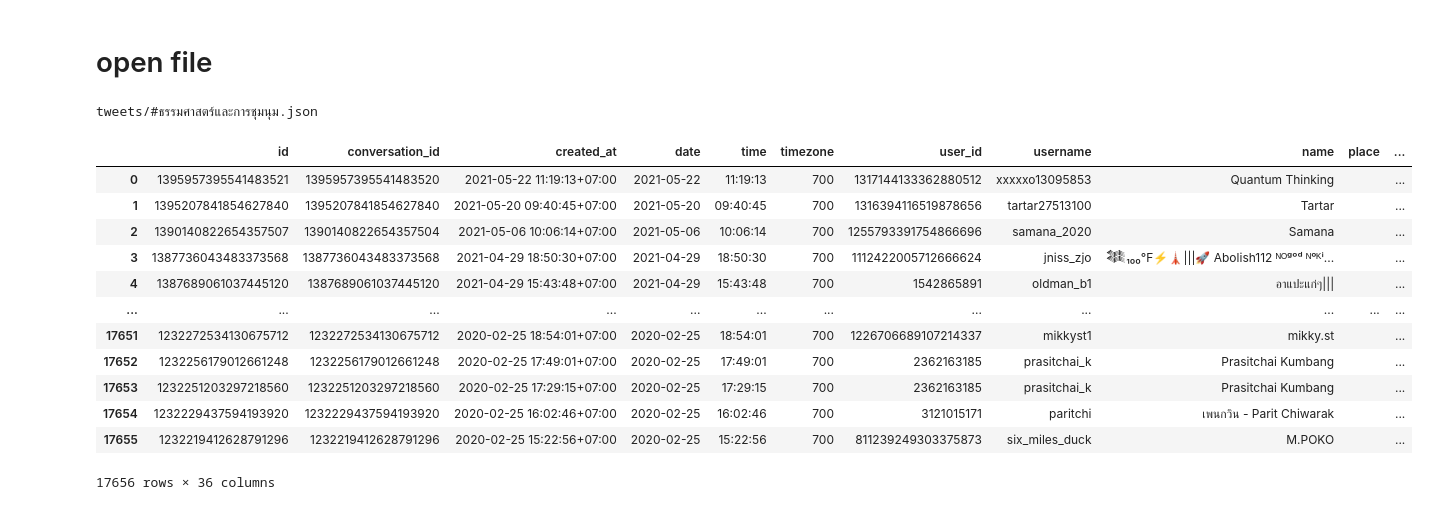
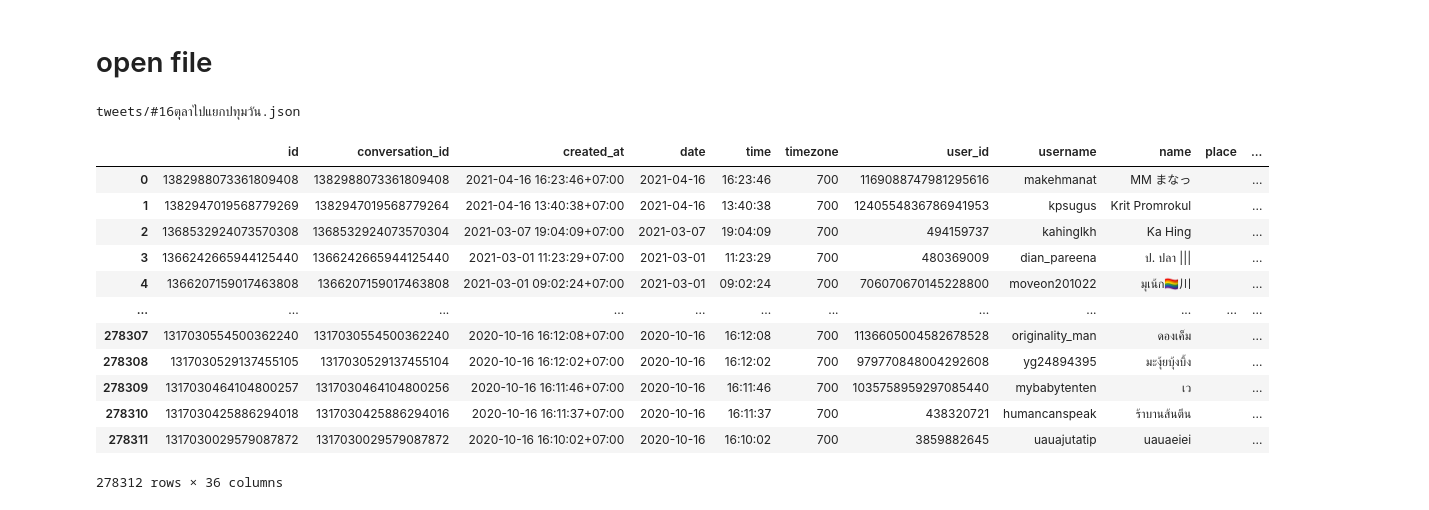
Before and after one commit to nozomiyamada/twitter_analysis, a Jupyter notebook: processing.ipynb, the cells around one changed output. Drawn from its saved outputs; the diff is of its cells as text; code cells hidden in the pictures.

```diff
--- a/processing.ipynb
+++ b/processing.ipynb
@@ -23,25 +24,26 @@ for i, f in enumerate(jsons):
 # %% [markdown]
 # open file
 # %%
-i = 2
+i = 1
+
 print(jsons[i])
 df = pd.read_json(jsons[i], lines=True)
 df
 # %% [output]
-tweets/#ธรรมศาสตร์และการชุมนุม.json
+tweets/#16ตุลาไปแยกปทุมวัน.json
 |  | id | conversation_id | created_at | date | time | timezone | user_id | username | name | place | ... |
-| 0 | 1395957395541483521 | 1395957395541483520 | 2021-05-22 11:19:13+07:00 | 2021-05-22 | 11:19:13 | 700 | 1317144133362880512 | xxxxxo13095853 | Quantum Thinking |  | ... |
-| 1 | 1395207841854627840 | 1395207841854627840 | 2021-05-20 09:40:45+07:00 | 2021-05-20 | 09:40:45 | 700 | 1316394116519878656 | tartar27513100 | Tartar |  | ... |
-| 2 | 1390140822654357507 | 1390140822654357504 | 2021-05-06 10:06:14+07:00 | 2021-05-06 | 10:06:14 | 700 | 1255793391754866696 | samana_2020 | Samana |  | ... |
-| 3 | 1387736043483373568 | 1387736043483373568 | 2021-04-29 18:50:30+07:00 | 2021-04-29 | 18:50:30 | 700 | 1112422005712666624 | jniss_zjo | 𒈞₁₀₀℉⚡🗼|||🚀 Abolish112 ᴺᴼᵍᵒᵈ ᴺᵒᴷⁱ... |  | ... |
-| 4 | 1387689061037445120 | 1387689061037445120 | 2021-04-29 15:43:48+07:00 | 2021-04-29 | 15:43:48 | 700 | 1542865891 | oldman_b1 | อาแปะแก่ๆ||| |  | ... |
+| 0 | 1382988073361809408 | 1382988073361809408 | 2021-04-16 16:23:46+07:00 | 2021-04-16 | 16:23:46 | 700 | 1169088747981295616 | makehmanat | MM まなっ |  | ... |
+| 1 | 1382947019568779269 | 1382947019568779264 | 2021-04-16 13:40:38+07:00 | 2021-04-16 | 13:40:38 | 700 | 1240554836786941953 | kpsugus | Krit Promrokul |  | ... |
+| 2 | 1368532924073570308 | 1368532924073570304 | 2021-03-07 19:04:09+07:00 | 2021-03-07 | 19:04:09 | 700 | 494159737 | kahinglkh | Ka Hing |  | ... |
+| 3 | 1366242665944125440 | 1366242665944125440 | 2021-03-01 11:23:29+07:00 | 2021-03-01 | 11:23:29 | 700 | 480369009 | dian_pareena | ป. ปลา ||| |  | ... |
+| 4 | 1366207159017463808 | 1366207159017463808 | 2021-03-01 09:02:24+07:00 | 2021-03-01 | 09:02:24 | 700 | 706070670145228800 | moveon201022 | มุเน้ก🏳️‍🌈川 |  | ... |
 | ... | ... | ... | ... | ... | ... | ... | ... | ... | ... | ... | ... |
-| 17651 | 1232272534130675712 | 1232272534130675712 | 2020-02-25 18:54:01+07:00 | 2020-02-25 | 18:54:01 | 700 | 1226706689107214337 | mikkyst1 | mikky.st |  | ... |
-| 17652 | 1232256179012661248 | 1232256179012661248 | 2020-02-25 17:49:01+07:00 | 2020-02-25 | 17:49:01 | 700 | 2362163185 | prasitchai_k | Prasitchai Kumbang |  | ... |
-| 17653 | 1232251203297218560 | 1232251203297218560 | 2020-02-25 17:29:15+07:00 | 2020-02-25 | 17:29:15 | 700 | 2362163185 | prasitchai_k | Prasitchai Kumbang |  | ... |
-| 17654 | 1232229437594193920 | 1232229437594193920 | 2020-02-25 16:02:46+07:00 | 2020-02-25 | 16:02:46 | 700 | 3121015171 | paritchi | เพนกวิน - Parit Chiwarak |  | ... |
-| 17655 | 1232219412628791296 | 1232219412628791296 | 2020-02-25 15:22:56+07:00 | 2020-02-25 | 15:22:56 | 700 | 811239249303375873 | six_miles_duck | M.POKO |  | ... |
+| 278307 | 1317030554500362240 | 1317030554500362240 | 2020-10-16 16:12:08+07:00 | 2020-10-16 | 16:12:08 | 700 | 1136605004582678528 | originality_man | ดองเค็ม |  | ... |
+| 278308 | 1317030529137455105 | 1317030529137455104 | 2020-10-16 16:12:02+07:00 | 2020-10-16 | 16:12:02 | 700 | 979770848004292608 | yg24894395 | มะงุ้ยบุ้งบิ้ง |  | ... |
+| 278309 | 1317030464104800257 | 1317030464104800256 | 2020-10-16 16:11:46+07:00 | 2020-10-16 | 16:11:46 | 700 | 1035758959297085440 | mybabytenten | เว |  | ... |
+| 278310 | 1317030425886294018 | 1317030425886294016 | 2020-10-16 16:11:37+07:00 | 2020-10-16 | 16:11:37 | 700 | 438320721 | humancanspeak | ร้าบานส้นตีน |  | ... |
+| 278311 | 1317030029579087872 | 1317030029579087872 | 2020-10-16 16:10:02+07:00 | 2020-10-16 | 16:10:02 | 700 | 3859882645 | uauajutatip | uauaeiei |  | ... |
-17656 rows × 36 columns
+278312 rows × 36 columns
 # %%
 df.iloc[3]
 # %% [output]
```
Also changed, not shown: parts of 6 cells of this notebook, 1 other file.
